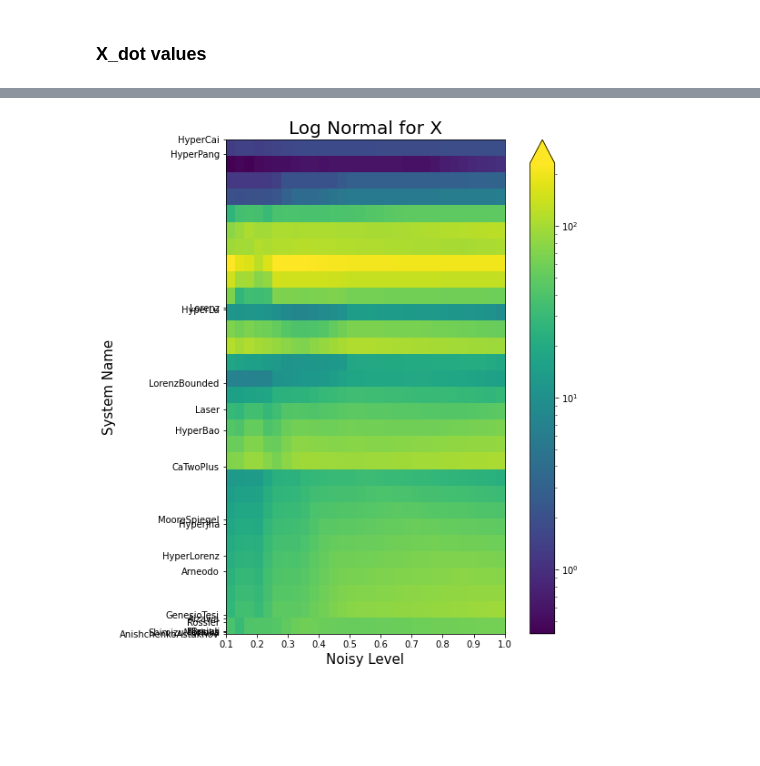
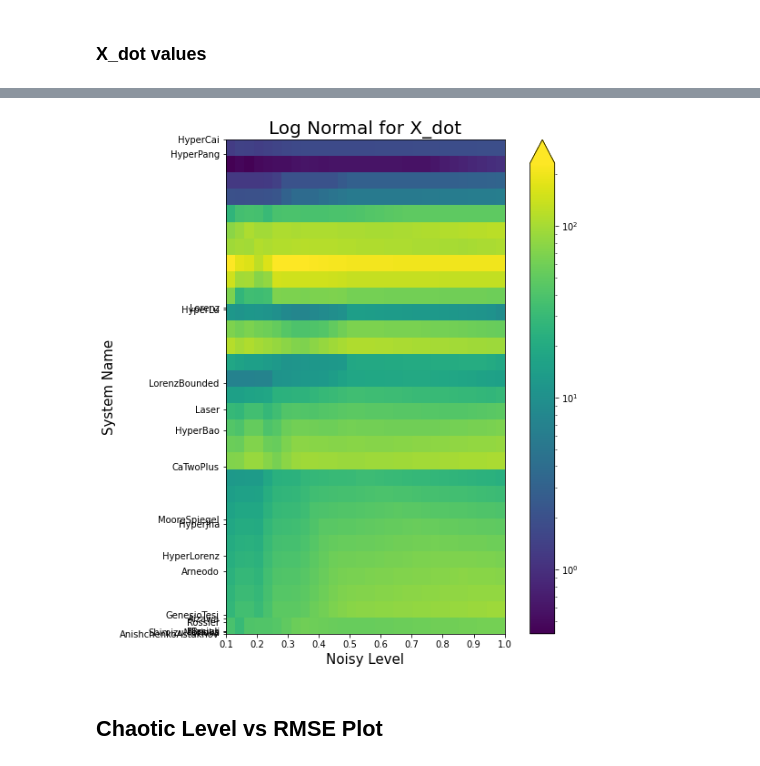
Before and after one commit to dynamicslab/pysindy, a Jupyter notebook: examples/16_contour_plot.ipynb, the cells around one changed output, grey strips where cells are left out. Saved outputs shown, nothing was run; the diff lists cells and outputs as text; code cells hidden in the pictures; blank space fills up the shorter version.

```diff
--- a/examples/16_contour_plot.ipynb
+++ b/examples/16_contour_plot.ipynb
@@ -380,27 +380,29 @@ plt.show()
 # %%
 ax = plt.subplot()
 
 # form data grid for plotting
 xx, yy = np.meshgrid(np.linspace(np.amin(noisy_levels), np.amax(noisy_levels), 30),
                      np.linspace(np.amin(chaotic_levels), np.amax(chaotic_levels), 30))
 zz = griddata((noisy_levels, chaotic_levels), x_rmse_list, (xx, yy), method='linear')
 
 # visualize contour plot
 im = ax.imshow(zz, extent=(np.amin(noisy_levels), np.amax(noisy_levels),
                            np.amin(chaotic_levels), np.amax(chaotic_levels)),
                norm=LogNorm(vmin=zz.min(), vmax=zz.max()))
 
 plt.colorbar(im, extend='max')
 
 # add text descriptions
-plt.title("Log Normal for X", fontsize=20)
+plt.title("Log Normal for X_dot", fontsize=20)
 plt.xlabel("Noisy Level", fontsize=15)
 plt.ylabel("System Name", fontsize=15)
 
 # replace y tick
 ax.set_yticks(lyap_list)
 ax.set_yticklabels(systems_list)
 
 plt.show()
 # %% [output]
-[figure, old version]
+[figure, new version]
+# %% [markdown]
+## Chaotic Level vs RMSE Plot
```
Also changed, not shown: parts of 7 cells of this notebook.
